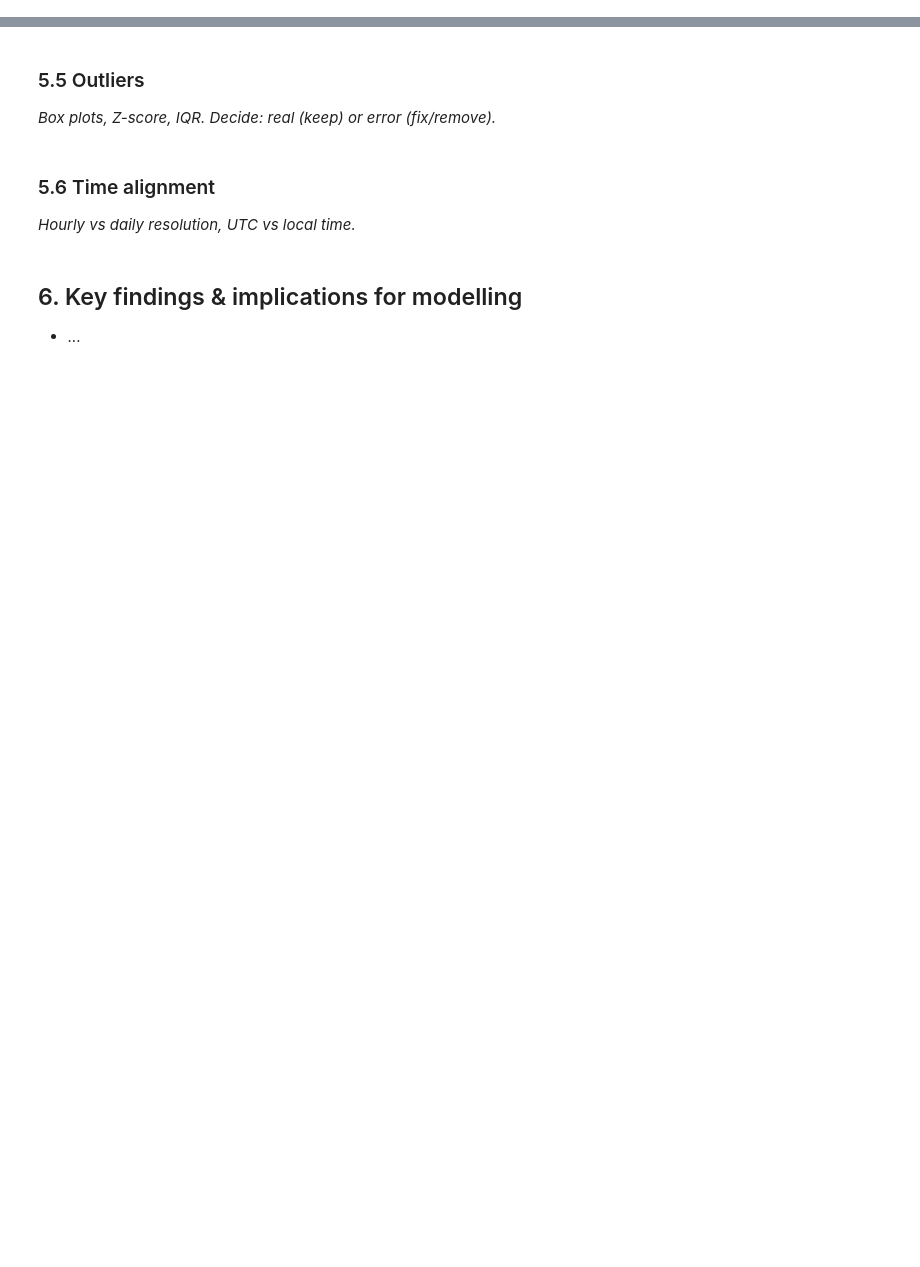
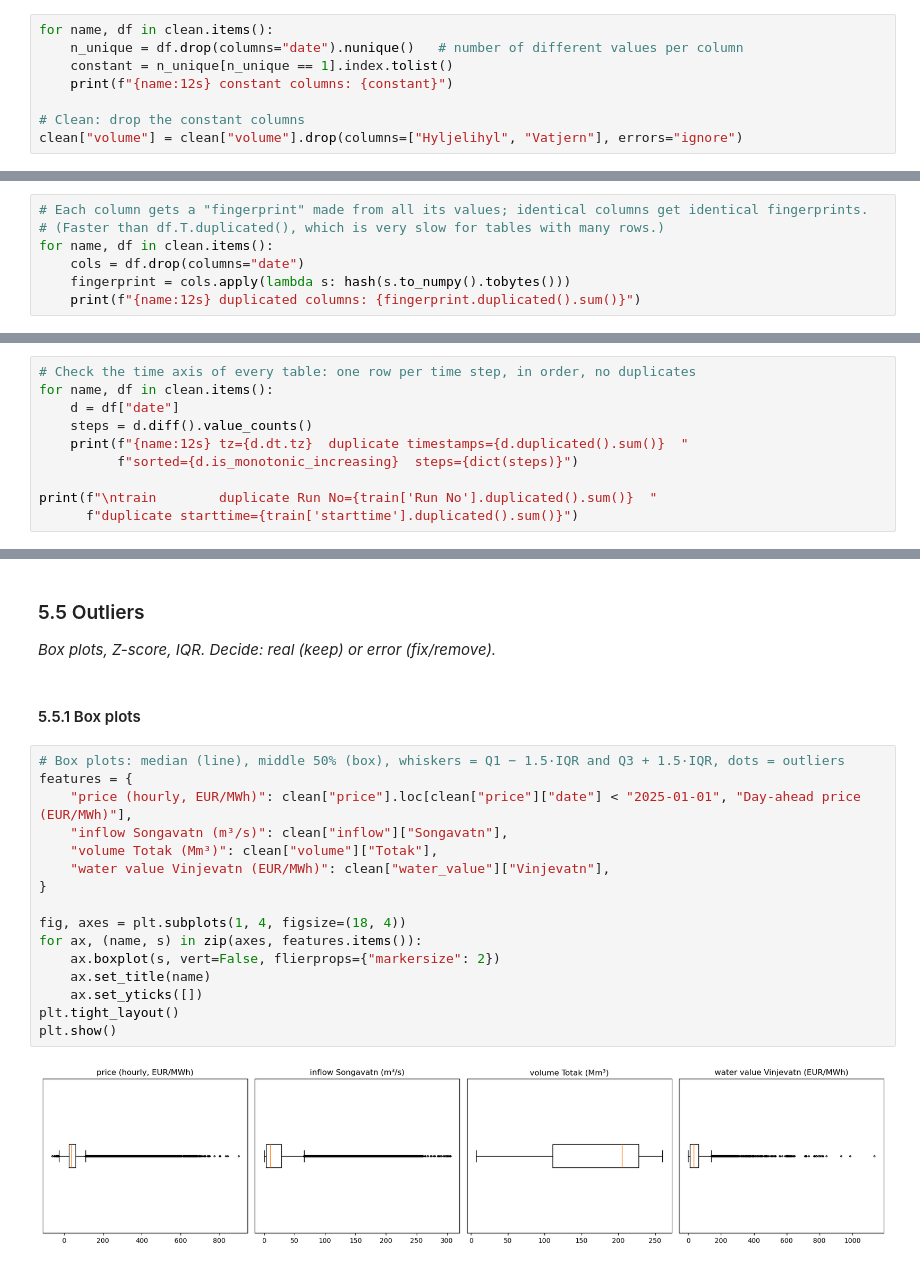
Before and after one commit to idatomine/Women-in-AI-tdt4173, a Jupyter notebook: analysis/01_eda.ipynb, the cells around one changed output, grey strips where cells are left out. Drawn from its saved outputs; the diff is of its cells as text; blank space fills up the shorter version.

Commit message:
EDA- data cleaning (5) and key findings for later modelling

```diff
--- a/analysis/01_eda.ipynb
+++ b/analysis/01_eda.ipynb
@@ -1216,0 +1240,8 @@ summary
+# %%
+for name, df in clean.items():
+    n_unique = df.drop(columns="date").nunique()   # number of different values per column
+    constant = n_unique[n_unique == 1].index.tolist()
+    print(f"{name:12s} constant columns: {constant}")
+
+# Clean: drop the constant columns
+clean["volume"] = clean["volume"].drop(columns=["Hyljelihyl", "Vatjern"], errors="ignore")
@@ -1216,0 +1265,7 @@ summary
+# %%
+# Each column gets a "fingerprint" made from all its values; identical columns get identical fingerprints.
+# (Faster than df.T.duplicated(), which is very slow for tables with many rows.)
+for name, df in clean.items():
+    cols = df.drop(columns="date")
+    fingerprint = cols.apply(lambda s: hash(s.to_numpy().tobytes()))
+    print(f"{name:12s} duplicated columns: {fingerprint.duplicated().sum()}")
@@ -1220,0 +1329,10 @@ summary
+# %%
+# Check the time axis of every table: one row per time step, in order, no duplicates
+for name, df in clean.items():
+    d = df["date"]
+    steps = d.diff().value_counts()
+    print(f"{name:12s} tz={d.dt.tz}  duplicate timestamps={d.duplicated().sum()}  "
+          f"sorted={d.is_monotonic_increasing}  steps={dict(steps)}")
+
+print(f"\ntrain        duplicate Run No={train['Run No'].duplicated().sum()}  "
+      f"duplicate starttime={train['starttime'].duplicated().sum()}")
@@ -1222,11 +1356,23 @@ summary
 ### 5.5 Outliers
 
 *Box plots, Z-score, IQR. Decide: real (keep) or error (fix/remove).*
-# %% [markdown]
-### 5.6 Time alignment
-
-*Hourly vs daily resolution, UTC vs local time.*
-# %% [markdown]
-## 6. Key findings & implications for modelling
-
-- *...*
+# %% [markdown]
+#### 5.5.1 Box plots
+# %%
+# Box plots: median (line), middle 50% (box), whiskers = Q1 − 1.5·IQR and Q3 + 1.5·IQR, dots = outliers
+features = {
+    "price (hourly, EUR/MWh)": clean["price"].loc[clean["price"]["date"] < "2025-01-01", "Day-ahead price (EUR/MWh)"],
+    "inflow Songavatn (m³/s)": clean["inflow"]["Songavatn"],
+    "volume Totak (Mm³)": clean["volume"]["Totak"],
+    "water value Vinjevatn (EUR/MWh)": clean["water_value"]["Vinjevatn"],
+}
+
+fig, axes = plt.subplots(1, 4, figsize=(18, 4))
+for ax, (name, s) in zip(axes, features.items()):
+    ax.boxplot(s, vert=False, flierprops={"markersize": 2})
+    ax.set_title(name)
+    ax.set_yticks([])
+plt.tight_layout()
+plt.show()
+# %% [output]
+[figure, added]
```
Also changed, not shown: parts of 27 cells of this notebook.
